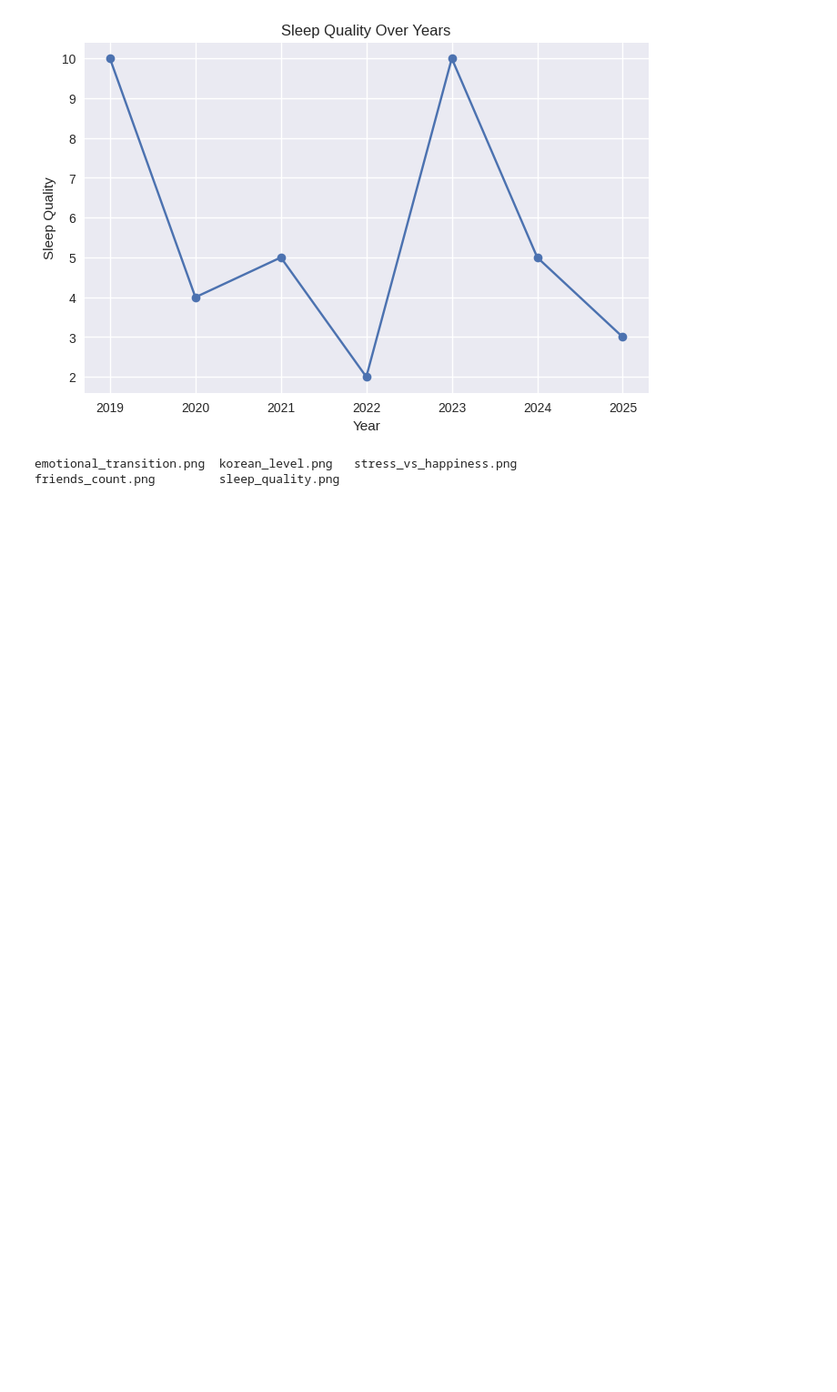
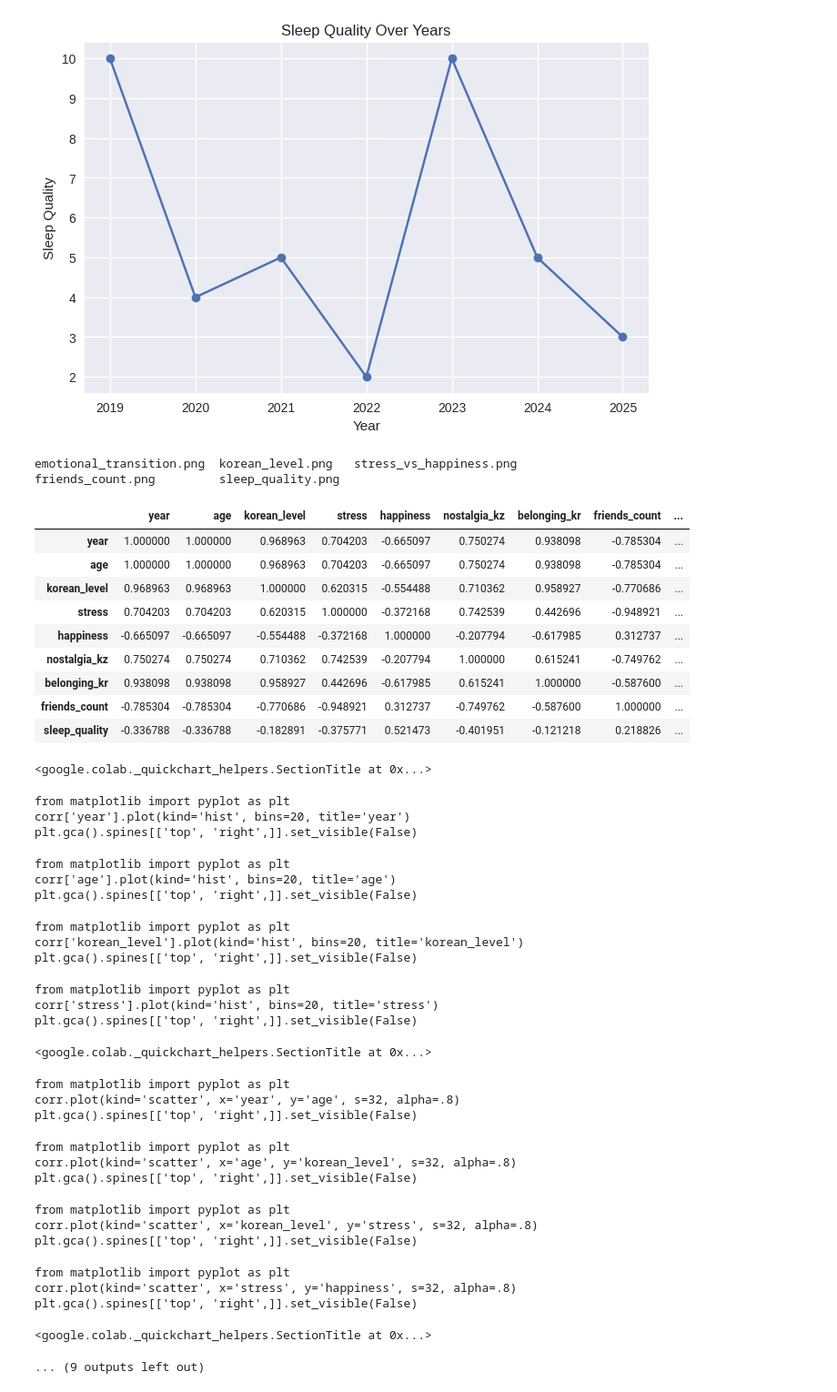
Before and after one commit to samg050213sh/kz-kr-life-journey, a Jupyter notebook: 01_data_exploration.ipynb, the cells around one changed output. Shown at 91% size. Saved outputs shown, nothing was run; the diff lists cells and outputs as text; code cells hidden in the pictures; blank space fills up the shorter version.

```diff
--- a/01_data_exploration.ipynb
+++ b/01_data_exploration.ipynb
@@ -146,3 +146,48 @@ plt.show()
 # %% [output]
 emotional_transition.png  korean_level.png   stress_vs_happiness.png
 friends_count.png         sleep_quality.png
+# %%
+numeric_cols = ['year', 'age', 'korean_level', 'stress', 'happiness',
+                'nostalgia_kz', 'belonging_kr', 'friends_count', 'sleep_quality']
+
+corr = df[numeric_cols].corr()
+corr
+# %% [output]
+|  | year | age | korean_level | stress | happiness | nostalgia_kz | belonging_kr | friends_count | ... |
+| year | 1.000000 | 1.000000 | 0.968963 | 0.704203 | -0.665097 | 0.750274 | 0.938098 | -0.785304 | ... |
+| age | 1.000000 | 1.000000 | 0.968963 | 0.704203 | -0.665097 | 0.750274 | 0.938098 | -0.785304 | ... |
+| korean_level | 0.968963 | 0.968963 | 1.000000 | 0.620315 | -0.554488 | 0.710362 | 0.958927 | -0.770686 | ... |
+| stress | 0.704203 | 0.704203 | 0.620315 | 1.000000 | -0.372168 | 0.742539 | 0.442696 | -0.948921 | ... |
+| happiness | -0.665097 | -0.665097 | -0.554488 | -0.372168 | 1.000000 | -0.207794 | -0.617985 | 0.312737 | ... |
+| nostalgia_kz | 0.750274 | 0.750274 | 0.710362 | 0.742539 | -0.207794 | 1.000000 | 0.615241 | -0.749762 | ... |
+| belonging_kr | 0.938098 | 0.938098 | 0.958927 | 0.442696 | -0.617985 | 0.615241 | 1.000000 | -0.587600 | ... |
+| friends_count | -0.785304 | -0.785304 | -0.770686 | -0.948921 | 0.312737 | -0.749762 | -0.587600 | 1.000000 | ... |
+| sleep_quality | -0.336788 | -0.336788 | -0.182891 | -0.375771 | 0.521473 | -0.401951 | -0.121218 | 0.218826 | ... |
+<google.colab._quickchart_helpers.SectionTitle at 0x...>
+from matplotlib import pyplot as plt
+corr['year'].plot(kind='hist', bins=20, title='year')
+plt.gca().spines[['top', 'right',]].set_visible(False)
+from matplotlib import pyplot as plt
+corr['age'].plot(kind='hist', bins=20, title='age')
+plt.gca().spines[['top', 'right',]].set_visible(False)
+from matplotlib import pyplot as plt
+corr['korean_level'].plot(kind='hist', bins=20, title='korean_level')
+plt.gca().spines[['top', 'right',]].set_visible(False)
+from matplotlib import pyplot as plt
+corr['stress'].plot(kind='hist', bins=20, title='stress')
+plt.gca().spines[['top', 'right',]].set_visible(False)
+<google.colab._quickchart_helpers.SectionTitle at 0x...>
+from matplotlib import pyplot as plt
+corr.plot(kind='scatter', x='year', y='age', s=32, alpha=.8)
+plt.gca().spines[['top', 'right',]].set_visible(False)
+from matplotlib import pyplot as plt
+corr.plot(kind='scatter', x='age', y='korean_level', s=32, alpha=.8)
+plt.gca().spines[['top', 'right',]].set_visible(False)
+from matplotlib import pyplot as plt
+corr.plot(kind='scatter', x='korean_level', y='stress', s=32, alpha=.8)
+plt.gca().spines[['top', 'right',]].set_visible(False)
+from matplotlib import pyplot as plt
+corr.plot(kind='scatter', x='stress', y='happiness', s=32, alpha=.8)
+plt.gca().spines[['top', 'right',]].set_visible(False)
+<google.colab._quickchart_helpers.SectionTitle at 0x...>
+... (9 outputs left out)
```
Also changed, not shown: parts of 4 cells of this notebook.
